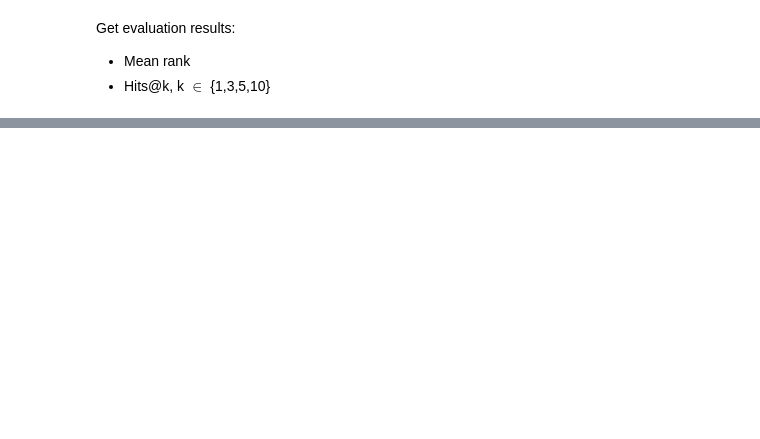
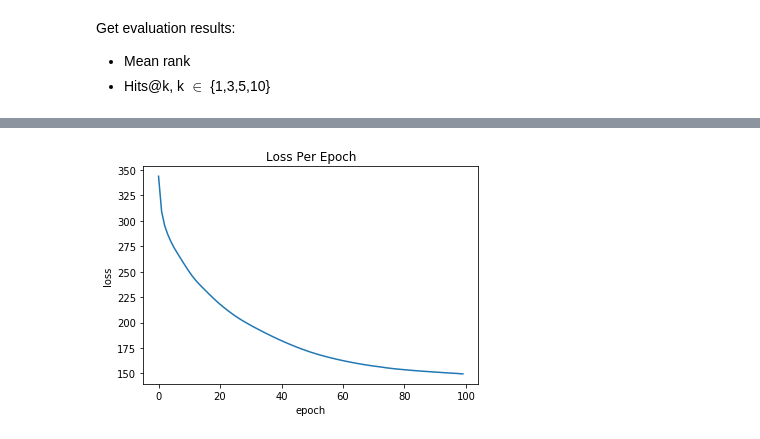
Before and after one commit to marina-sp/PyKEEN, a Jupyter notebook: notebooks/train_and_evaluate/Train and Evaluate Region on RDF.ipynb, the cells around one changed output, grey strips where cells are left out. Saved outputs shown, nothing was run; the diff lists cells and outputs as text; code cells hidden in the pictures; blank space fills up the shorter version.

```diff
--- a/notebooks/train_and_evaluate/Train and Evaluate Region on RDF.ipynb
+++ b/notebooks/train_and_evaluate/Train and Evaluate Region on RDF.ipynb
@@ -111,0 +182,15 @@ plt.show()
+# %%
+#input_directory = 'D:/uni/master/models/region_hpo/'
+#input_directory = 'D:/uni/master/models/region_dim50_rad10_regL01_lr2/'
+input_directory = output_directory
+# %%
+results = {
+    'losses': json.load(open(os.path.join(input_directory, 'losses.json'))),
+    'validation_losses': json.load(open(os.path.join(input_directory, 'val_losses.json'))),
+    'entity_to_embedding': json.load(open(os.path.join(input_directory, 'entities_to_embeddings.json'))),
+    'relation_to_embedding': json.load(open(os.path.join(input_directory, 'relations_to_embeddings.json'))),
+    'final_configuration': json.load(open(os.path.join(input_directory, 'configuration.json'))),
+    'eval_summary': json.load(open(os.path.join(input_directory, 'evaluation_summary.json'))),
+    'entity_to_id': json.load(open(os.path.join(input_directory, 'entity_to_id.json'))),
+    'relation_to_id': json.load(open(os.path.join(input_directory, 'relation_to_id.json')))
+}
@@ -115,0 +265,13 @@ Get evaluation results:
+# %%
+#output_directory = 'D:/uni/master/models/region_hpo/'
+
+results = {
+    'losses': json.load(open(os.path.join(output_directory, 'losses.json'))),
+    'validation_losses': json.load(open(os.path.join(output_directory, 'val_losses.json'))),
+    'entity_to_embedding': json.load(open(os.path.join(output_directory, 'entities_to_embeddings.json'))),
+    'relation_to_embedding': json.load(open(os.path.join(output_directory, 'relations_to_embeddings.json'))),
+    'final_configuration': json.load(open(os.path.join(output_directory, 'configuration.json'))),
+    'eval_summary': json.load(open(os.path.join(output_directory, 'evaluation_summary.json'))),
+    'entity_to_id': json.load(open(os.path.join(output_directory, 'entity_to_id.json'))),
+    'relation_to_id': json.load(open(os.path.join(output_directory, 'relation_to_id.json')))
+}
@@ -115,0 +302,10 @@ Get evaluation results:
+# %%
+losses = results['losses']
+epochs = np.arange(len(losses))
+plt.title(r'Loss Per Epoch')
+plt.xlabel('epoch')
+plt.ylabel('loss')
+plt.plot(epochs, losses)
+plt.show()
+# %% [output]
+[figure, added]
```
Also changed, not shown: parts of 54 cells of this notebook, 1 other file.
